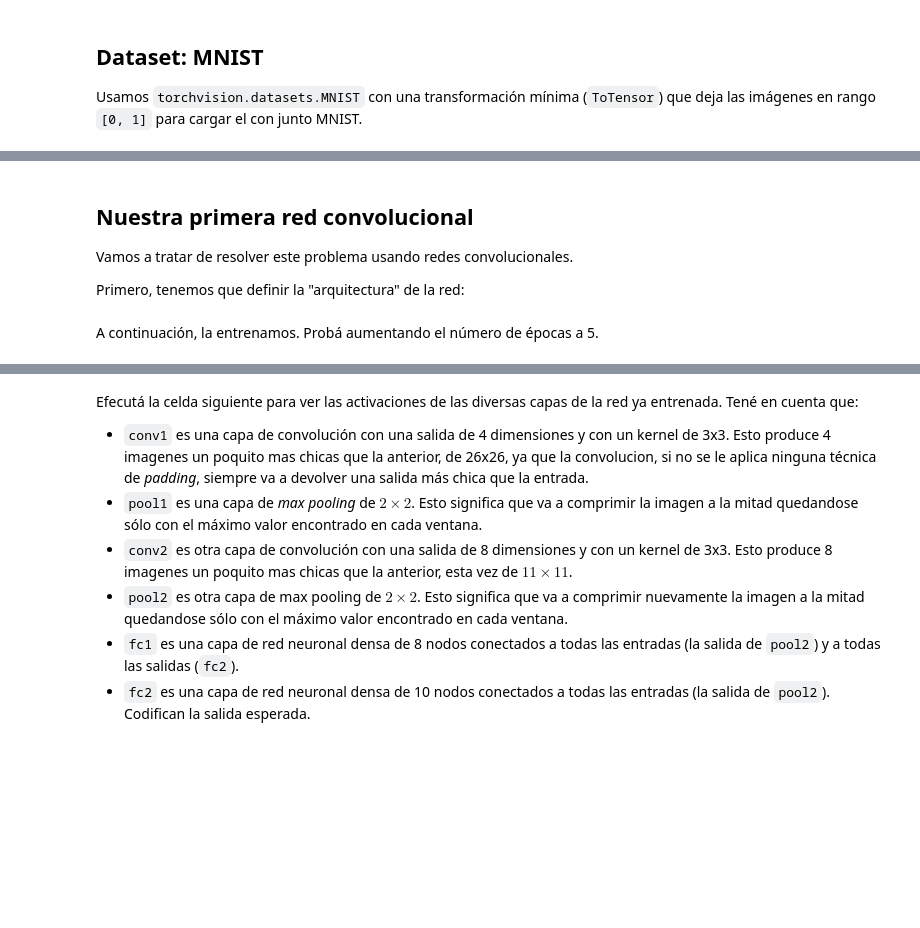
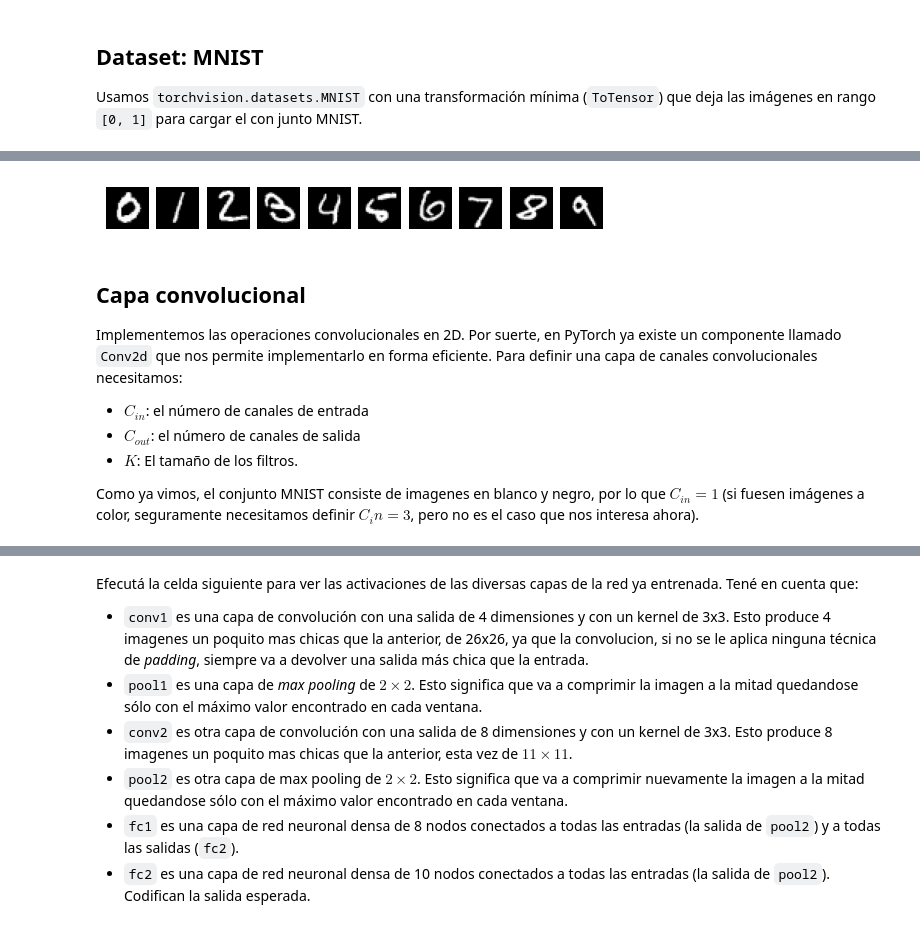
Before and after one commit to MaestriaCienciasCognitivas/ncc, a Jupyter notebook: book/notebooks/S5_Practico4.ipynb, the cells around one changed output, grey strips where cells are left out. Cells and saved outputs as stored; diff of their text form; code cells hidden in the pictures; blank space fills up the shorter version.

```diff
--- a/book/notebooks/S5_Practico4.ipynb
+++ b/book/notebooks/S5_Practico4.ipynb
@@ -133,22 +246,24 @@ print("Forma de una imagen:", train_full[0][0].shape)
 # %%
 from torch.utils.data import random_split, DataLoader
 
 # Separar un pequeño conjunto para la validación
 train_size = int(len(train_full) * 0.9)
 val_size = len(train_full) - train_size
 train_ds, val_ds = random_split(train_full, [train_size, val_size])
 
 # Instanciar clases utilitarias de PyTorch que nos permiten leer la carpeta data
 batch_size = 64
 train_loader = DataLoader(train_ds, batch_size=batch_size, shuffle=True)
 val_loader = DataLoader(val_ds, batch_size=batch_size, shuffle=False)
 
 # Imprimimos la forma del primer lote
-batch = next(iter(train_loader))
-batch[0].shape, batch[1].shape
+idx = [next(i for i, (_, y) in enumerate(test_ds) if y == d) for d in range(10)]
+imgs = torch.stack([test_ds[i][0] for i in idx])        # (10, 1, 28, 28)
+labels = [test_ds[i][1] for i in idx]
+
+fig, axes = plt.subplots(1, 10)
+for i, axis in enumerate(axes):
+    show_stimulus(imgs[i][0], axis, show=False)
+plt.show()
+# %% [output]
+[figure, added]
-# %% [markdown]
-## Nuestra primera red convolucional
-
-Vamos a tratar de resolver este problema usando redes convolucionales.
-
-Primero, tenemos que definir la "arquitectura" de la red:
@@ -175,2 +269,0 @@ class SimpleCNN(nn.Module):
-# %% [markdown]
-A continuación, la entrenamos. Probá aumentando el número de épocas a 5.
@@ -200,0 +270,10 @@ for ep in range(1, tmax+1):
+# %% [markdown]
+## Capa convolucional
+
+Implementemos las operaciones convolucionales en 2D. Por suerte, en PyTorch ya existe un componente llamado `Conv2d` que nos permite implementarlo en forma eficiente. Para definir una capa de canales convolucionales necesitamos:
+
+- $C_{in}$: el número de canales de entrada
+- $C_{out}$: el número de canales de salida
+- $K$: El tamaño de los filtros.
+
+Como ya vimos, el conjunto MNIST consiste de imagenes en blanco y negro, por lo que $C_{in}=1$ (si fuesen imágenes a color, seguramente necesitamos definir $C_in=3$, pero no es el caso que nos interesa ahora).
```
Also changed, not shown: parts of 19 cells of this notebook.
